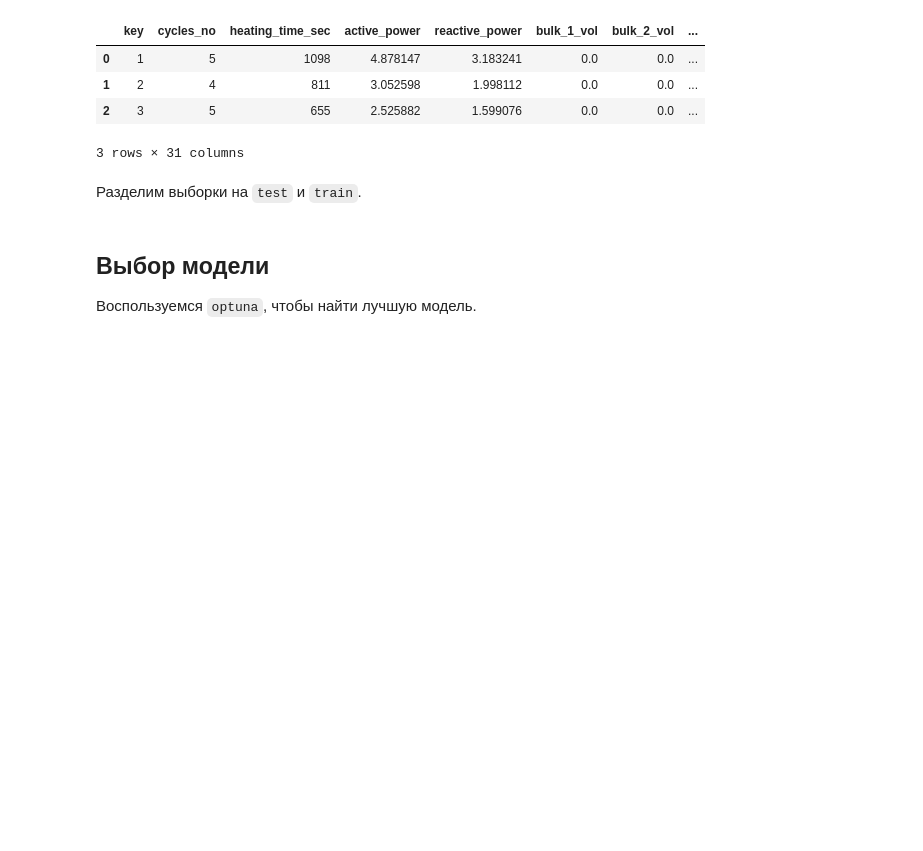
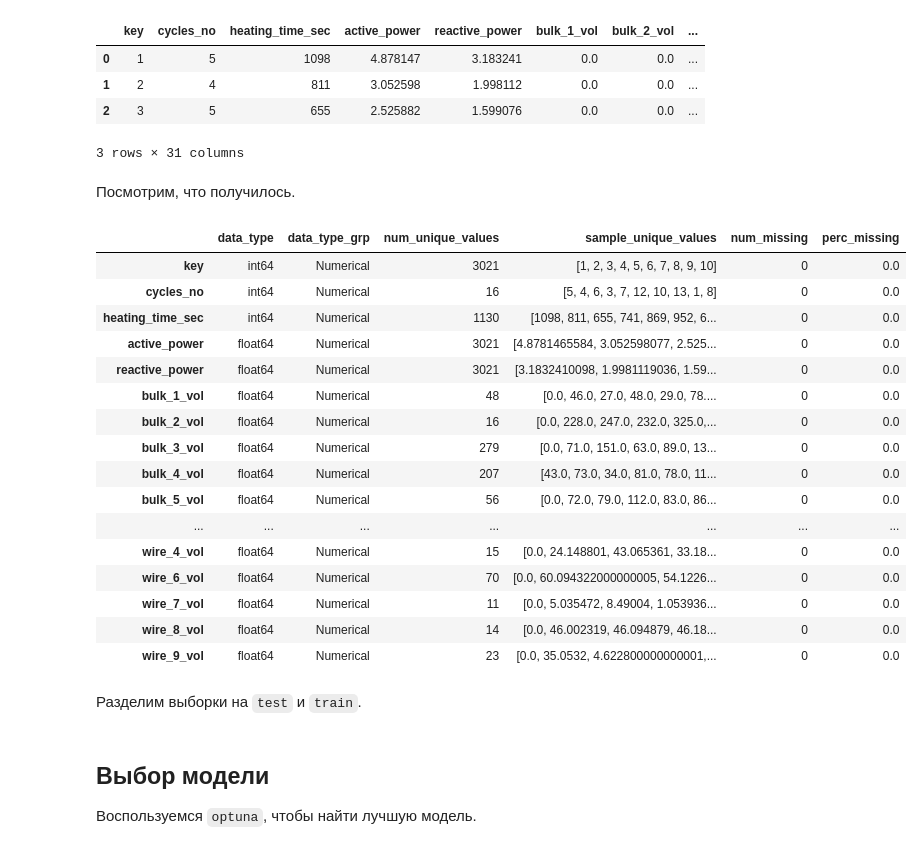
Before and after one commit to mskhmelik/yandex_data_science, a Jupyter notebook: Project_final/prj_manufacturing.ipynb, the cells around one changed output. Drawn from its saved outputs; the diff is of its cells as text; code cells hidden in the pictures; blank space fills up the shorter version.

```diff
--- a/Project_final/prj_manufacturing.ipynb
+++ b/Project_final/prj_manufacturing.ipynb
@@ -474,6 +474,28 @@ display(df_summary.head(3))
 | 1 | 2 | 4 | 811 | 3.052598 | 1.998112 | 0.0 | 0.0 | ... |
 | 2 | 3 | 5 | 655 | 2.525882 | 1.599076 | 0.0 | 0.0 | ... |
 3 rows × 31 columns
+# %% [markdown]
+Посмотрим, что получилось.
+# %%
+eda.df_info(df_summary)
+# %% [output]
+|  | data_type | data_type_grp | num_unique_values | sample_unique_values | num_missing | perc_missing |
+| key | int64 | Numerical | 3021 | [1, 2, 3, 4, 5, 6, 7, 8, 9, 10] | 0 | 0.0 |
+| cycles_no | int64 | Numerical | 16 | [5, 4, 6, 3, 7, 12, 10, 13, 1, 8] | 0 | 0.0 |
+| heating_time_sec | int64 | Numerical | 1130 | [1098, 811, 655, 741, 869, 952, 6... | 0 | 0.0 |
+| active_power | float64 | Numerical | 3021 | [4.8781465584, 3.052598077, 2.525... | 0 | 0.0 |
+| reactive_power | float64 | Numerical | 3021 | [3.1832410098, 1.9981119036, 1.59... | 0 | 0.0 |
+| bulk_1_vol | float64 | Numerical | 48 | [0.0, 46.0, 27.0, 48.0, 29.0, 78.... | 0 | 0.0 |
+| bulk_2_vol | float64 | Numerical | 16 | [0.0, 228.0, 247.0, 232.0, 325.0,... | 0 | 0.0 |
+| bulk_3_vol | float64 | Numerical | 279 | [0.0, 71.0, 151.0, 63.0, 89.0, 13... | 0 | 0.0 |
+| bulk_4_vol | float64 | Numerical | 207 | [43.0, 73.0, 34.0, 81.0, 78.0, 11... | 0 | 0.0 |
+| bulk_5_vol | float64 | Numerical | 56 | [0.0, 72.0, 79.0, 112.0, 83.0, 86... | 0 | 0.0 |
+| ... | ... | ... | ... | ... | ... | ... |
+| wire_4_vol | float64 | Numerical | 15 | [0.0, 24.148801, 43.065361, 33.18... | 0 | 0.0 |
+| wire_6_vol | float64 | Numerical | 70 | [0.0, 60.094322000000005, 54.1226... | 0 | 0.0 |
+| wire_7_vol | float64 | Numerical | 11 | [0.0, 5.035472, 8.49004, 1.053936... | 0 | 0.0 |
+| wire_8_vol | float64 | Numerical | 14 | [0.0, 46.002319, 46.094879, 46.18... | 0 | 0.0 |
+| wire_9_vol | float64 | Numerical | 23 | [0.0, 35.0532, 4.622800000000001,... | 0 | 0.0 |
 # %%
 # ProfileReport(df_summary).to_widgets()
 # %% [markdown]
```
Also changed, not shown: parts of 4 cells of this notebook, 3 other files.
